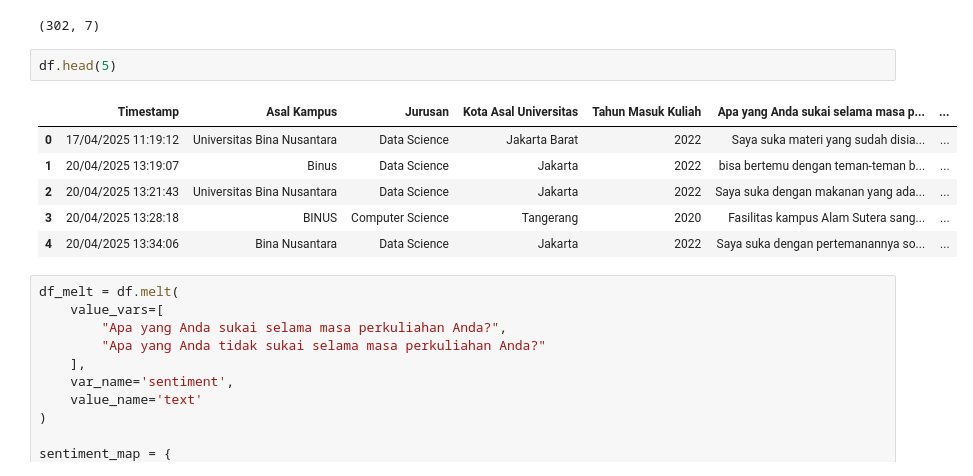
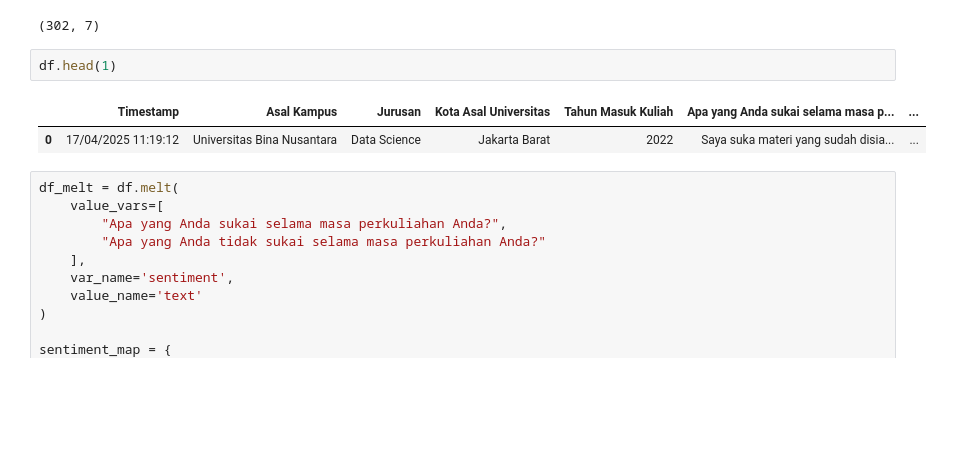
Before and after one commit to aliciajocelyn/Thesis, a Jupyter notebook: experiments/01_cleansing_and_preprocessing.ipynb, the cells around one changed output. Cells and saved outputs as stored; diff of their text form; blank space fills up the shorter version.

```diff
--- a/experiments/01_cleansing_and_preprocessing.ipynb
+++ b/experiments/01_cleansing_and_preprocessing.ipynb
@@ -40,14 +40,10 @@ print(df.shape)
 # %% [output]
 (302, 7)
 # %%
-df.head(5)
+df.head(1)
 # %% [output]
 |  | Timestamp | Asal Kampus | Jurusan | Kota Asal Universitas | Tahun Masuk Kuliah | Apa yang Anda sukai selama masa p... | ... |
 | 0 | 17/04/2025 11:19:12 | Universitas Bina Nusantara | Data Science | Jakarta Barat | 2022 | Saya suka materi yang sudah disia... | ... |
-| 1 | 20/04/2025 13:19:07 | Binus | Data Science | Jakarta | 2022 | bisa bertemu dengan teman-teman b... | ... |
-| 2 | 20/04/2025 13:21:43 | Universitas Bina Nusantara | Data Science | Jakarta | 2022 | Saya suka dengan makanan yang ada... | ... |
-| 3 | 20/04/2025 13:28:18 | BINUS | Computer Science | Tangerang | 2020 | Fasilitas kampus Alam Sutera sang... | ... |
-| 4 | 20/04/2025 13:34:06 | Bina Nusantara | Data Science | Jakarta | 2022 | Saya suka dengan pertemanannya so... | ... |
 # %%
 df_melt = df.melt(
     value_vars=[
```
Also changed, not shown: parts of 6 cells of this notebook, 2 other files.
